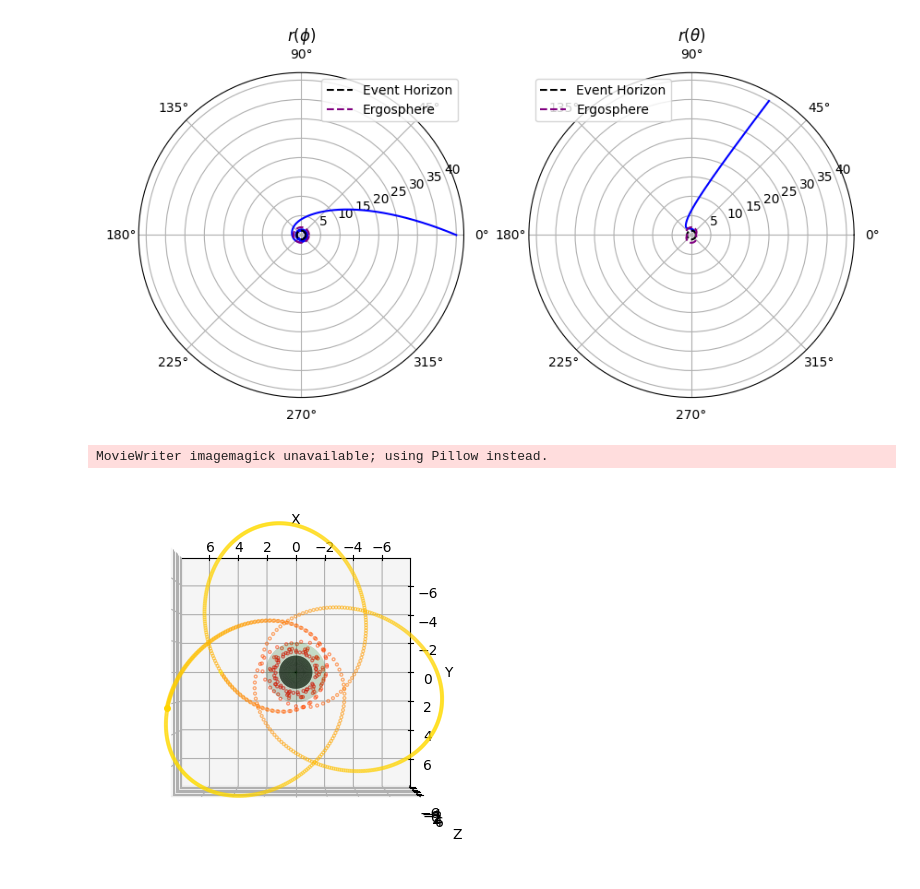
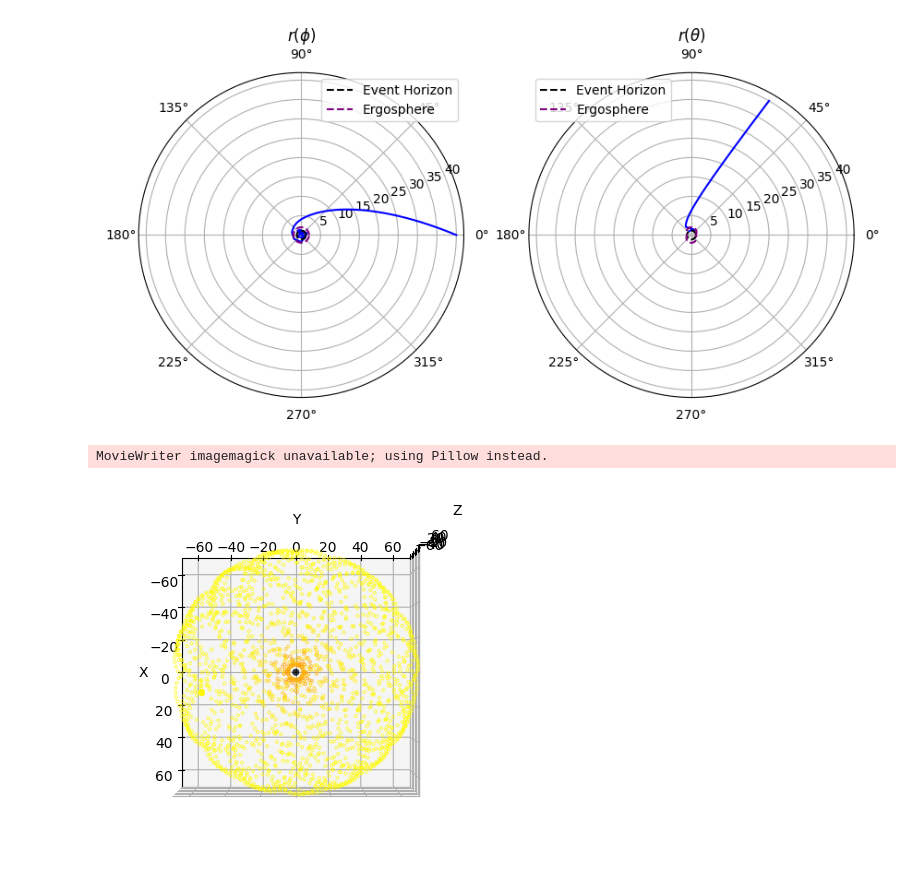
Before and after one commit to yashgursahani/astr680_project, a Jupyter notebook: BH_orbits.ipynb, the cells around one changed output. Saved outputs shown, nothing was run; the diff lists cells and outputs as text; code cells hidden in the pictures.

```diff
--- a/BH_orbits.ipynb
+++ b/BH_orbits.ipynb
@@ -532,7 +570,7 @@ class Photon:
         return tau_array, pos_array
 # %%
 # General Functions
-def animate(particle, pos, time, trail_length = 50, start_step = 0, end_step = None, frames = 1000, elev = 90, azim = 90, plane = False, view = None, filename = None):
+def animate(particle, pos, time, trail_length = 50, start_step = 0, end_step = None, frames = 1000, elev = 90, azim = 0, plane = False, view = None, filename = None):
     """Animation function for orbits
         pos = full array of photon coordinates
         time = full array of times (could be proper or coordinate times)
@@ -610,7 +648,7 @@ def animate(particle, pos, time, trail_length = 50, start_step = 0, end_step = N
         else:
             grav_red[i] = 1/((t_arr[i] - t_arr[i-1])/(tau_arr[i] - tau_arr[i-1])) # approximate the redshift as the change in t over the change in tau
 
-    norm = colors.Normalize(vmin = grav_red.min(), vmax = grav_red.max())
+    norm = colors.Normalize(vmin = 0, vmax = 1)
     cmap = cm.autumn # red corresponds to 0 and yellow to 1
 
     # ANIMATING
@@ -670,9 +708,13 @@ def animate(particle, pos, time, trail_length = 50, start_step = 0, end_step = N
         trail.set_color(trail_colors)  # Update colors
         point.set_color(trail_colors[-1])  # Same color as the current point
 
-        if view == 'rolling':
+        if view == 'rolling theta':
             rate = 360/frames
-            ax.view_init(elev=elev + frame * rate, azim=azim) # rolling camera angle over the x-y plane
+            ax.view_init(elev=elev + frame * rate, azim=azim) # rolling camera angle over theta
+
+        if view == 'rolling phi':
+            rate = 360/frames
+            ax.view_init(elev=elev, azim=azim + frame * rate) # rolling camera angle around phi
 
         else:
             ax.view_init(elev=elev, azim=azim) # static view
@@ -799,7 +841,7 @@ def plot_trajectory(particle, pos, tau):
 # %%
 # Test for particle orbit (Zoom-Whirl; Levin and Perez-Giz 2008)
 alice = Particle(r = 40, l = 2, Q = 2, E = 0.99, theta = np.pi/3, BH = BlackHole(mass = 1, spin = 0.99))
-tau_alice, pos_alice = alice.propagate(alice.pos, tf = 300)
+tau_alice, pos_alice = alice.propagate(alice.pos, tf = 100000, max_step = 0.001)
 
 # Test for photon orbit out of the plane
 # bob = Photon(r = 10, l = 0, E = 1, theta = np.pi/4, BH = BlackHole(mass = 1, spin = 0.995))
@@ -818,8 +860,8 @@ plot_trajectory(alice, pos_alice, tau_alice)
 # plot_trajectory(bob, pos_bob, tau_bob)
 # %% [output]
 [figure]
-# %%
-animate(bob, pos_bob, tau_bob, trail_length = len(tau_bob), frames = 1000, filename = "zw_916235_2_995.gif")
-# %% [output]
-MovieWriter imagemagick unavailable; using Pillow instead.
-[figure, removed]
+# %%
+animate(alice, pos_alice, tau_alice, trail_length = len(tau_alice), elev = 90, azim = 0, frames = 2000, filename = "animations_particle/zw_987469_39_0.gif")
+# %% [output]
+MovieWriter imagemagick unavailable; using Pillow instead.
+[figure, added]
```
Also changed, not shown: parts of 2 cells of this notebook, 7 other files.
